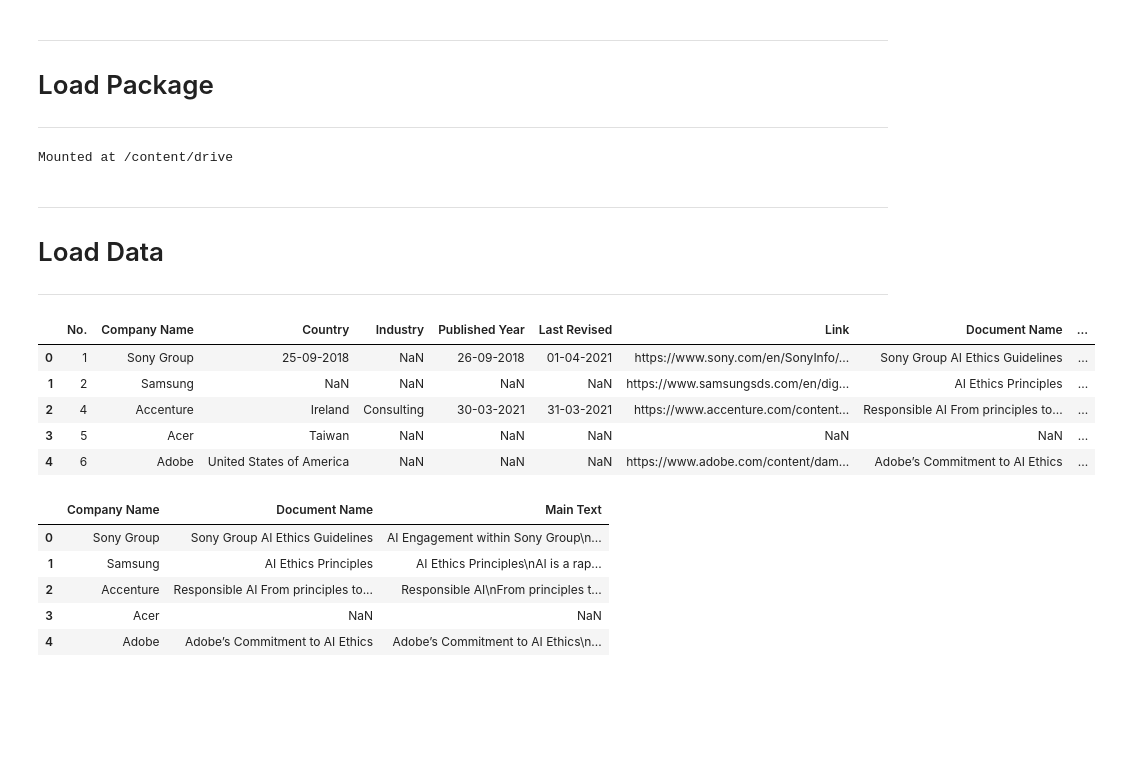
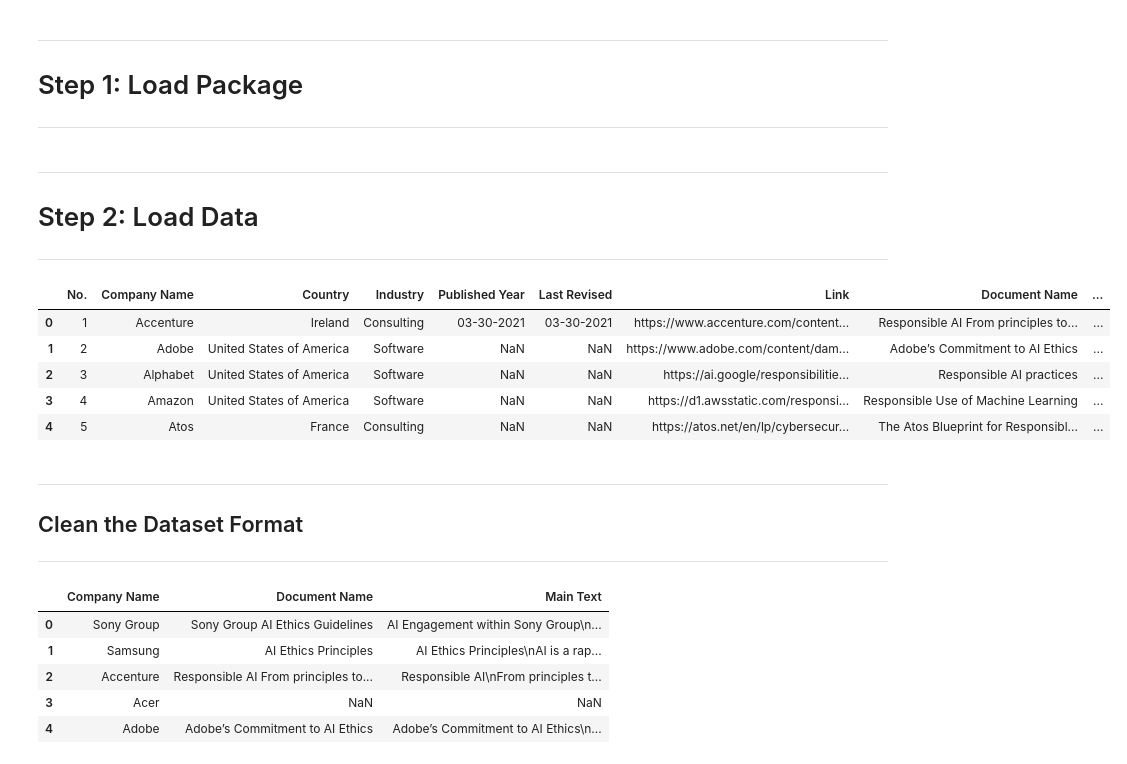
Before and after one commit to Kensuzuki95/Corporate_AI_Ethics_Guideline_Analysis, a Jupyter notebook: Exploratory_Data_Analysis.ipynb, the cells around one changed output. Drawn from its saved outputs; the diff is of its cells as text; code cells hidden in the pictures; blank space fills up the shorter version.

Commit message:
Dataset updated

```diff
--- a/Exploratory_Data_Analysis.ipynb
+++ b/Exploratory_Data_Analysis.ipynb
@@ -1,6 +3,6 @@
 # %% [markdown]
 ** **
-# Load Package
+# Step 1: Load Package
 ** **
 # %%
 import numpy as np
@@ -8,22 +12,27 @@ import pandas as pd
-# %%
-from google.colab import drive
-drive.mount('/content/drive')
-# %% [output]
-Mounted at /content/drive
 # %% [markdown]
 ** **
-# Load Data
+# Step 2: Load Data
 ** **
-# %%
-data = pd.read_csv('/content/drive/MyDrive/Research/Dataset/Dataset.csv')
-data.head()
-# %% [output]
-|  | No. | Company Name | Country | Industry | Published Year | Last Revised | Link | Document Name | ... |
-| 0 | 1 | Sony Group | 25-09-2018 | NaN | 26-09-2018 | 01-04-2021 | https://www.sony.com/en/SonyInfo/... | Sony Group AI Ethics Guidelines | ... |
-| 1 | 2 | Samsung | NaN | NaN | NaN | NaN | https://www.samsungsds.com/en/dig... | AI Ethics Principles | ... |
-| 2 | 4 | Accenture | Ireland | Consulting | 30-03-2021 | 31-03-2021 | https://www.accenture.com/content... | Responsible AI From principles to... | ... |
-| 3 | 5 | Acer | Taiwan | NaN | NaN | NaN | NaN | NaN | ... |
-| 4 | 6 | Adobe | United States of America | NaN | NaN | NaN | https://www.adobe.com/content/dam... | Adobe’s Commitment to AI Ethics | ... |
+# %%
+# Downloading the csv file from your GitHub account
+
+url = ("https://raw.githubusercontent.com/Kensuzuki95/Corporate_AI_Ethics_Guideline_Analysis/main/Dataset/Dataset_Filtered.csv")
+download = requests.get(url).content
+
+dataset = pd.read_csv(io.StringIO(download.decode('utf-8')))
+
+dataset.head()
+# %% [output]
+|  | No. | Company Name | Country | Industry | Published Year | Last Revised | Link | Document Name | ... |
+| 0 | 1 | Accenture | Ireland | Consulting | 03-30-2021 | 03-30-2021 | https://www.accenture.com/content... | Responsible AI From principles to... | ... |
+| 1 | 2 | Adobe | United States of America | Software | NaN | NaN | https://www.adobe.com/content/dam... | Adobe’s Commitment to AI Ethics | ... |
+| 2 | 3 | Alphabet | United States of America | Software | NaN | NaN | https://ai.google/responsibilitie... | Responsible AI practices | ... |
+| 3 | 4 | Amazon | United States of America | Software | NaN | NaN | https://d1.awsstatic.com/responsi... | Responsible Use of Machine Learning | ... |
+| 4 | 5 | Atos | France | Consulting | NaN | NaN | https://atos.net/en/lp/cybersecur... | The Atos Blueprint for Responsibl... | ... |
+# %% [markdown]
+** **
+## Clean the Dataset Format
+** **
 # %%
 text_data = data.drop(columns=['No.','Country', 'Industry', 'Published Year', 'Last Revised', 'Link', 'Comment'], axis=1)
 text_data.head()
```
Also changed, not shown: parts of 3 cells of this notebook.
